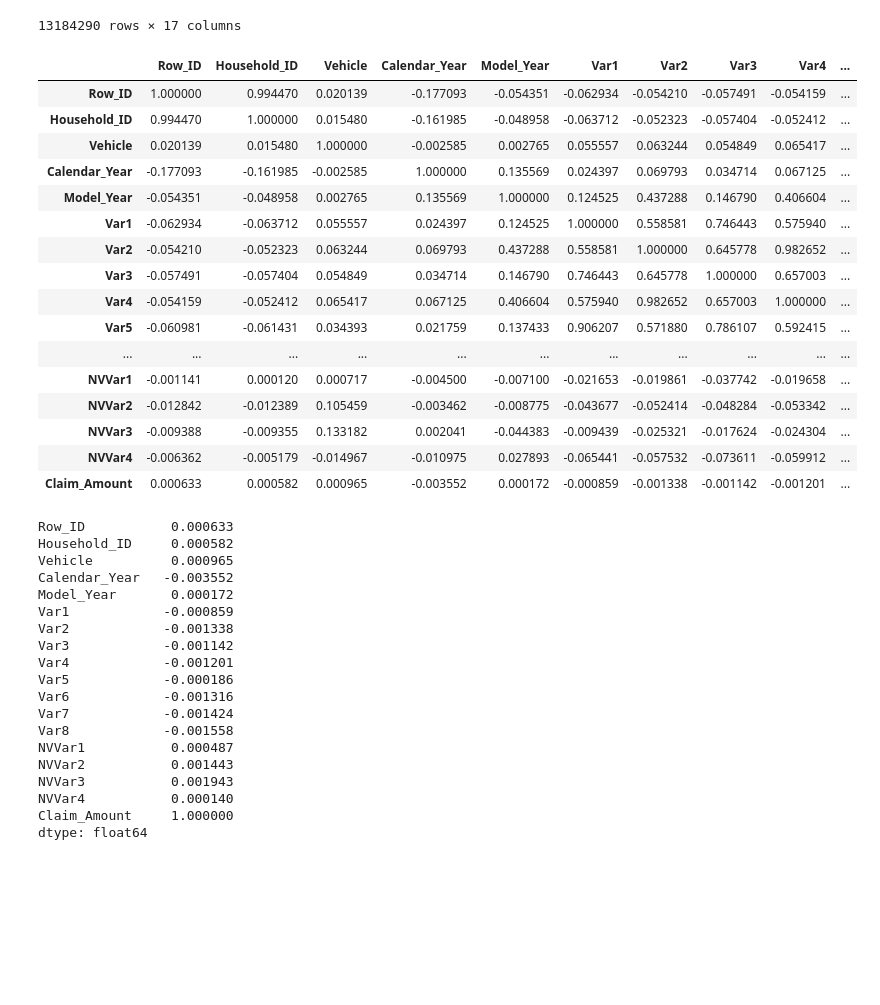
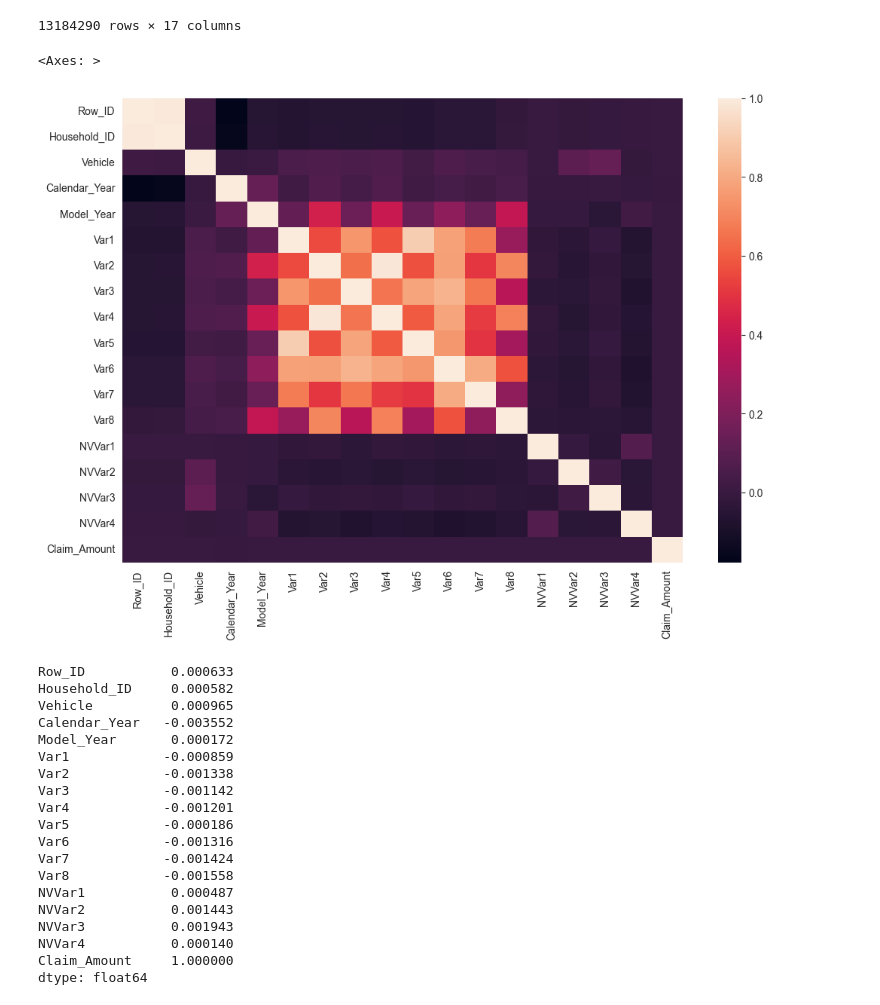
Before and after one commit to AnoopCA/Vehicle_Insurance_Claims_Prediction, a Jupyter notebook: Claims_Prediction.ipynb, the cells around one changed output. Drawn from its saved outputs; the diff is of its cells as text; code cells hidden in the pictures; blank space fills up the shorter version.

```diff
--- a/Claims_Prediction.ipynb
+++ b/Claims_Prediction.ipynb
@@ -265,25 +256,11 @@ cat_feats = train_data[train_data.dtypes[train_data.dtypes == 'object'].index]
 | 13184289 | M | M.13 | M.13.2 | F | ? | A | C | A | C | ... |
 13184290 rows × 17 columns
 # %%
-train_data[train_data.dtypes[train_data.dtypes != 'object'].index].corr()
+plt.figure(figsize=(12,8))
+sns.heatmap(train_data[train_data.dtypes[train_data.dtypes != 'object'].index].corr())
 # %% [output]
-|  | Row_ID | Household_ID | Vehicle | Calendar_Year | Model_Year | Var1 | Var2 | Var3 | Var4 | ... |
-| Row_ID | 1.000000 | 0.994470 | 0.020139 | -0.177093 | -0.054351 | -0.062934 | -0.054210 | -0.057491 | -0.054159 | ... |
-| Household_ID | 0.994470 | 1.000000 | 0.015480 | -0.161985 | -0.048958 | -0.063712 | -0.052323 | -0.057404 | -0.052412 | ... |
-| Vehicle | 0.020139 | 0.015480 | 1.000000 | -0.002585 | 0.002765 | 0.055557 | 0.063244 | 0.054849 | 0.065417 | ... |
-| Calendar_Year | -0.177093 | -0.161985 | -0.002585 | 1.000000 | 0.135569 | 0.024397 | 0.069793 | 0.034714 | 0.067125 | ... |
-| Model_Year | -0.054351 | -0.048958 | 0.002765 | 0.135569 | 1.000000 | 0.124525 | 0.437288 | 0.146790 | 0.406604 | ... |
-| Var1 | -0.062934 | -0.063712 | 0.055557 | 0.024397 | 0.124525 | 1.000000 | 0.558581 | 0.746443 | 0.575940 | ... |
-| Var2 | -0.054210 | -0.052323 | 0.063244 | 0.069793 | 0.437288 | 0.558581 | 1.000000 | 0.645778 | 0.982652 | ... |
-| Var3 | -0.057491 | -0.057404 | 0.054849 | 0.034714 | 0.146790 | 0.746443 | 0.645778 | 1.000000 | 0.657003 | ... |
-| Var4 | -0.054159 | -0.052412 | 0.065417 | 0.067125 | 0.406604 | 0.575940 | 0.982652 | 0.657003 | 1.000000 | ... |
-| Var5 | -0.060981 | -0.061431 | 0.034393 | 0.021759 | 0.137433 | 0.906207 | 0.571880 | 0.786107 | 0.592415 | ... |
-| ... | ... | ... | ... | ... | ... | ... | ... | ... | ... | ... |
-| NVVar1 | -0.001141 | 0.000120 | 0.000717 | -0.004500 | -0.007100 | -0.021653 | -0.019861 | -0.037742 | -0.019658 | ... |
-| NVVar2 | -0.012842 | -0.012389 | 0.105459 | -0.003462 | -0.008775 | -0.043677 | -0.052414 | -0.048284 | -0.053342 | ... |
-| NVVar3 | -0.009388 | -0.009355 | 0.133182 | 0.002041 | -0.044383 | -0.009439 | -0.025321 | -0.017624 | -0.024304 | ... |
-| NVVar4 | -0.006362 | -0.005179 | -0.014967 | -0.010975 | 0.027893 | -0.065441 | -0.057532 | -0.073611 | -0.059912 | ... |
-| Claim_Amount | 0.000633 | 0.000582 | 0.000965 | -0.003552 | 0.000172 | -0.000859 | -0.001338 | -0.001142 | -0.001201 | ... |
+<Axes: >
+[figure, added]
 # %%
 train_data[train_data.dtypes[train_data.dtypes != 'object'].index].corrwith(train_data['Claim_Amount'])
 # %% [output]
```
Also changed, not shown: parts of 6 cells of this notebook.
